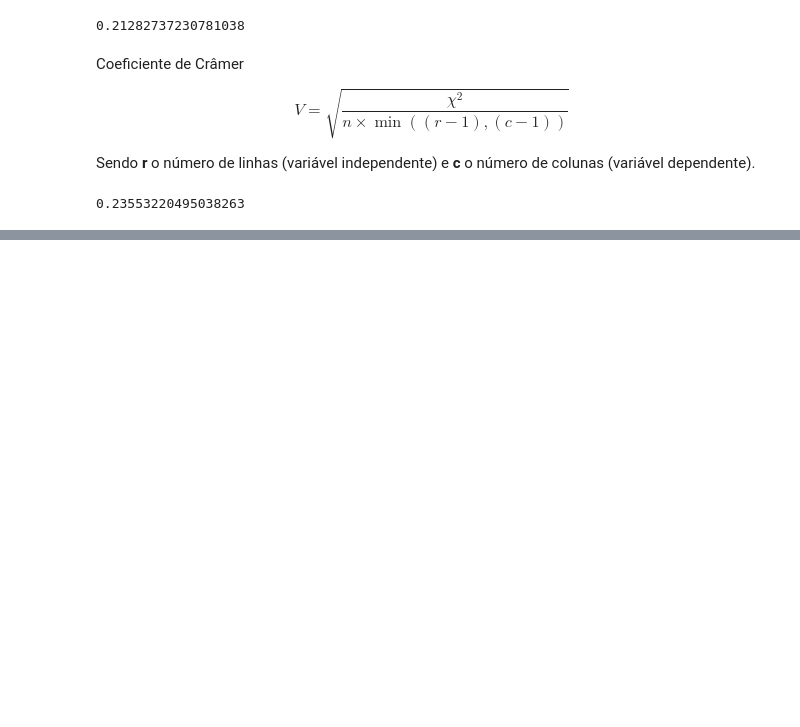
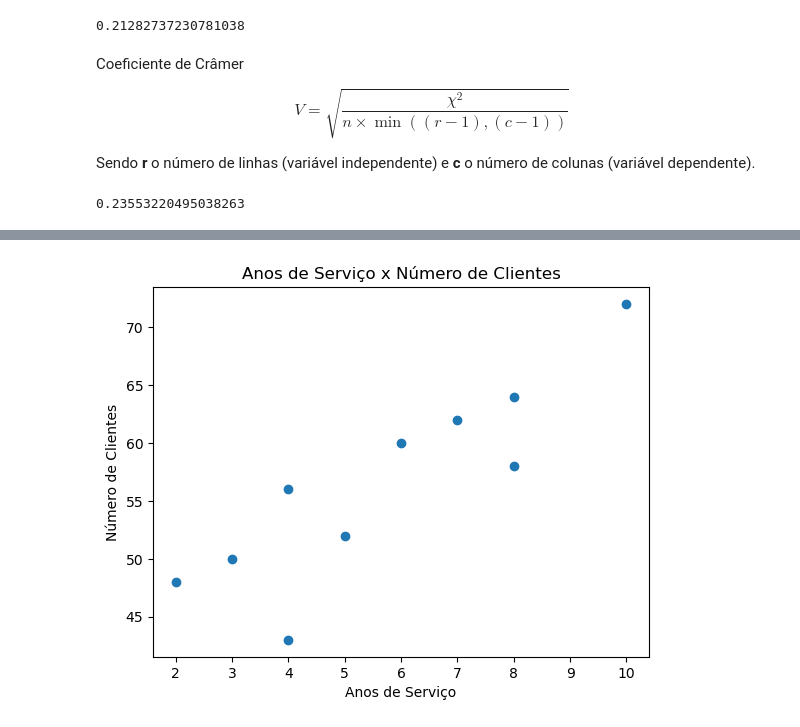
Before and after one commit to BrunoOlivei/estatistica, a Jupyter notebook: Estatística Básica/4_analise_bidimensional.ipynb, the cells around one changed output, grey strips where cells are left out. Cells and saved outputs as stored; diff of their text form; code cells hidden in the pictures; blank space fills up the shorter version.

```diff
--- a/Estatística Básica/4_analise_bidimensional.ipynb
+++ b/Estatística Básica/4_analise_bidimensional.ipynb
@@ -163,0 +166,14 @@ V
+# %%
+agentes = ["A", "B", "C", "D", "E", "F", "G", "H", "I", "J"]
+ano_servico = [2, 3, 4, 5, 4, 6, 7, 8, 8, 10]
+num_clientes = [48, 50, 56, 52, 43, 60, 62, 58, 64, 72]
+
+df = pd.DataFrame(
+    {
+        "Agentes": agentes,
+        "Anos de Serviço": ano_servico,
+        "Número de Clientes": num_clientes
+    }
+)
+df = df.set_index("Agentes")
+df
@@ -163,0 +193,9 @@ V
+# %%
+
+plt.scatter(df["Anos de Serviço"], df["Número de Clientes"])
+plt.title("Anos de Serviço x Número de Clientes")
+plt.xlabel("Anos de Serviço")
+plt.ylabel("Número de Clientes")
+plt.show()
+# %% [output]
+[figure, added]
```
Also changed, not shown: parts of 8 cells of this notebook, 4 other files.
